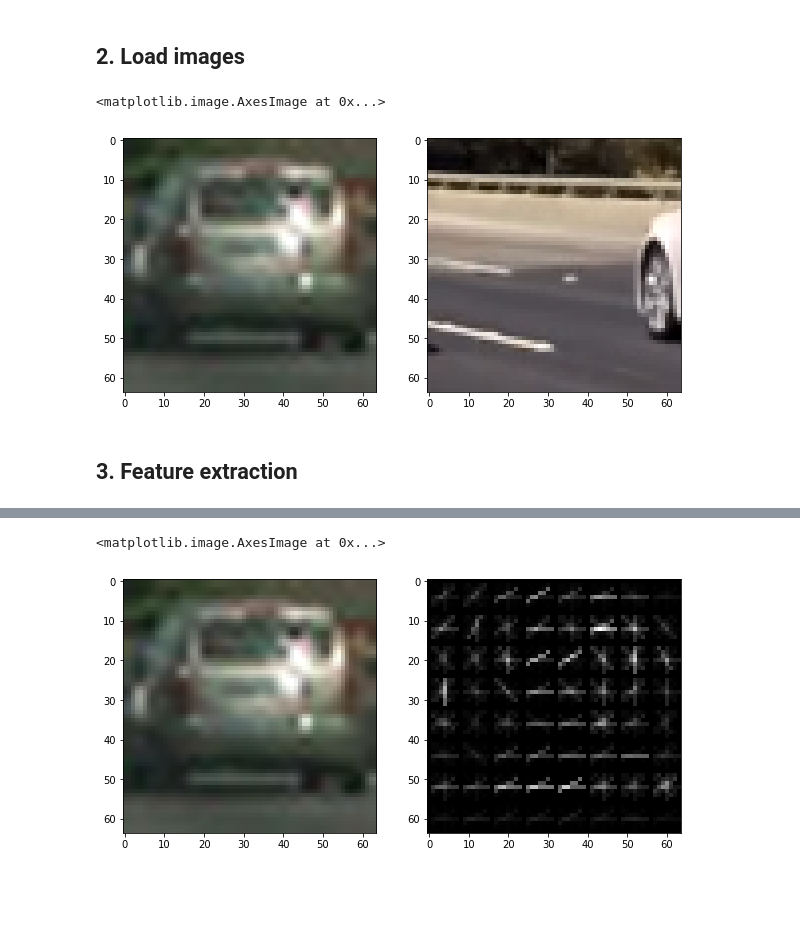
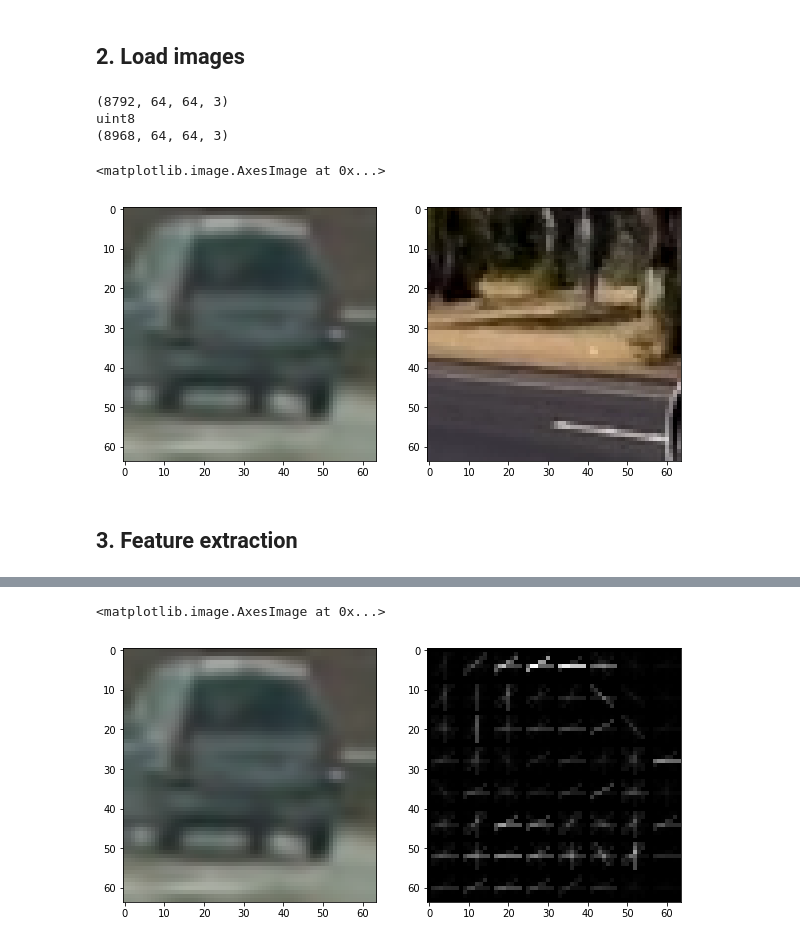
Before and after one commit to prasad-pillai/vehicle-detection, a Jupyter notebook: vehicle_tracking.ipynb, the cells around one changed output, grey strips where cells are left out. Saved outputs shown, nothing was run; the diff lists cells and outputs as text; code cells hidden in the pictures; blank space fills up the shorter version.

```diff
--- a/vehicle_tracking.ipynb
+++ b/vehicle_tracking.ipynb
@@ -25,8 +25,21 @@ for image in images:
     else:
         cars.append(image)
 
-cars = list(map(lambda img: mpimg.imread(img), cars))
-noncars = list(map(lambda img: mpimg.imread(img), noncars))
+def read_img(image_path):
+    img = cv2.imread(image_path)
+    img = cv2.cvtColor(img, cv2.COLOR_BGR2RGB)
+    return img
+
+cars = np.array(list(map(lambda img_path: read_img(img_path), cars)))
+noncars = np.array(list(map(lambda img_path: read_img(img_path), noncars)))
+
+print(cars.shape)
+print(cars.dtype)
+print(noncars.shape)
+# %% [output]
+(8792, 64, 64, 3)
+uint8
+(8968, 64, 64, 3)
 # %%
 plt.figure(figsize = (10,10))
 plt.subplot(121)
@@ -35,7 +48,7 @@ plt.subplot(122)
 plt.imshow(noncars[4])
 # %% [output]
 <matplotlib.image.AxesImage at 0x...>
-[figure, old version]
+[figure, new version]
 # %% [markdown]
 ## 3. Feature extraction
 # %%
@@ -66,11 +79,11 @@ def extract_hog_features(img, orientations, pixels_per_cell, cells_per_block):
                                   visualise=True, feature_vector=True)
     return features, hog_image
 # %%
-features, hog_image = extract_hog_features(car_img[:,:,0], 8, 8, 2)
+features, hog_image = extract_hog_features(cars[0][:,:,0], 8, 8, 2)
 
 plt.figure(figsize = (10,10))
 plt.subplot(121)
-plt.imshow(car_img)
+plt.imshow(cars[0])
 plt.subplot(122)
 plt.imshow(hog_image, cmap='gray')
 # %% [output]
@@ -78,6 +91,6 @@ plt.imshow(hog_image, cmap='gray')
   'be changed to `L2-Hys` in v0.15', skimage_deprecation)
 <matplotlib.image.AxesImage at 0x...>
-[figure, old version]
+[figure, new version]
 # %%
 def extract_features(image, color_space='YCrCb', orientation=8, pix_per_cell=8, cell_per_block=2,
                      size=(16,16), hist_bins = 32, hist_range=(0,256), hog_channel='ALL'):
```
Also changed, not shown: parts of 15 cells of this notebook.
